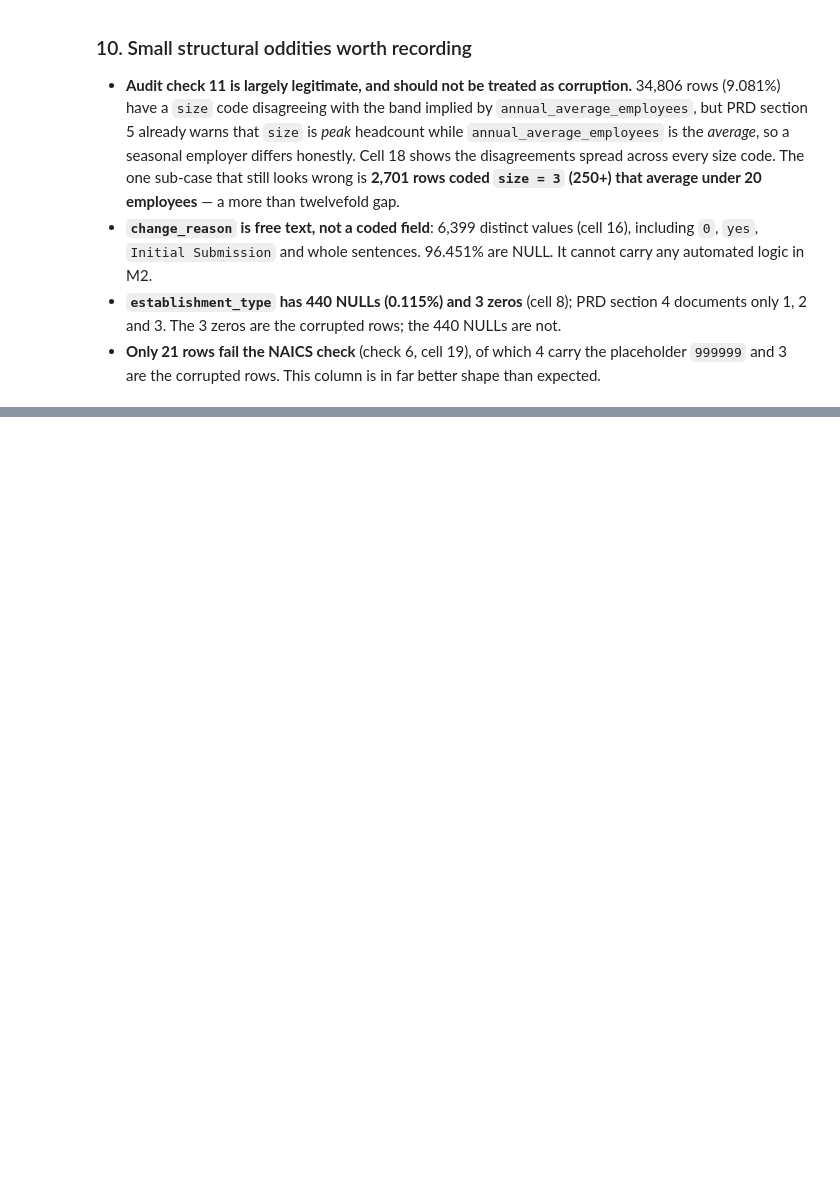
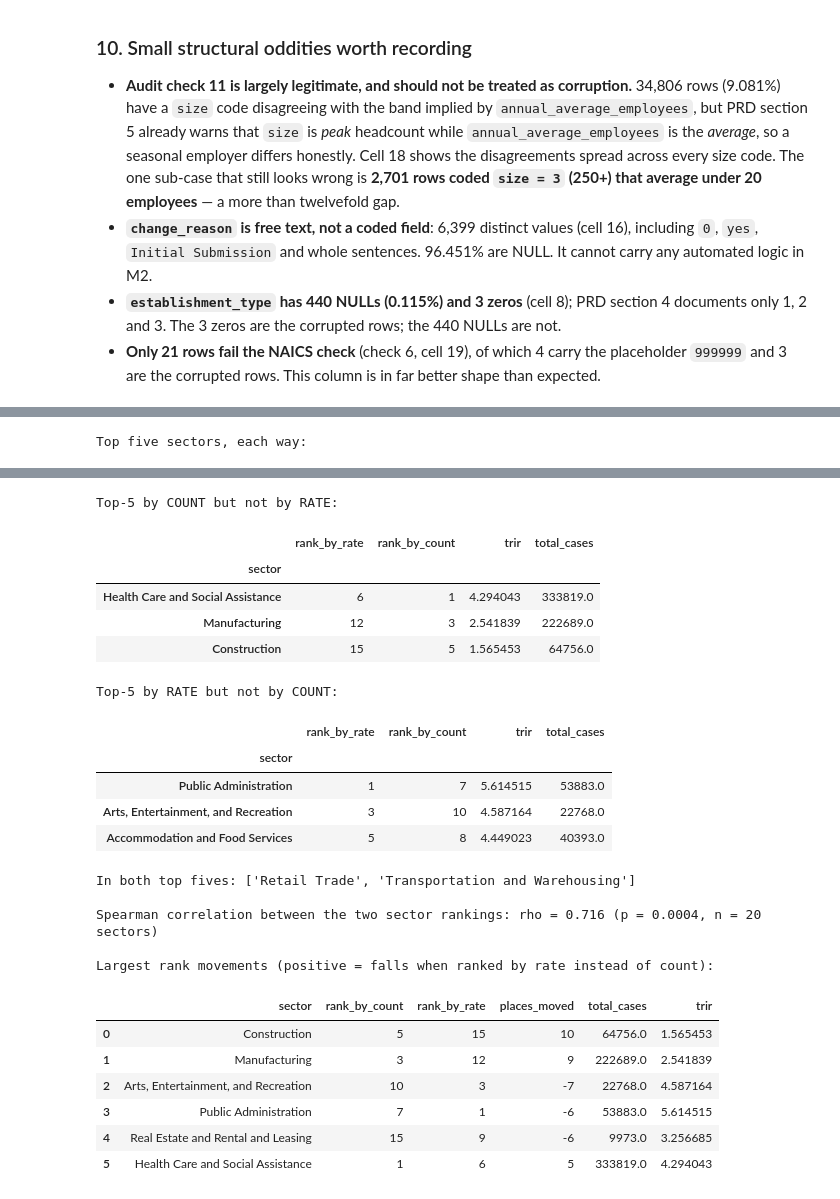
Before and after one commit to ashvijain0506/Leading_Indicator, a Jupyter notebook: notebooks/analysis.ipynb, the cells around one changed output, grey strips where cells are left out. Cells and saved outputs as stored; diff of their text form; code cells hidden in the pictures; blank space fills up the shorter version.

```diff
--- a/notebooks/analysis.ipynb
+++ b/notebooks/analysis.ipynb
@@ -972,0 +1408,52 @@ in a footnote.
+# %%
+# Top five by rate and top five by count, side by side, then the sectors that appear in one
+# list and not the other, then the Spearman correlation between the two full rankings.
+#
+# Spearman rather than Pearson because both variables are ranks: it measures whether the
+# order agrees, which is exactly the question. 1.0 would mean the two rankings are identical
+# and normalising by hours changed nothing.
+
+from scipy.stats import spearmanr
+
+by_rate = sector.sort_values("rank_by_rate").reset_index(drop=True)
+by_count = sector.sort_values("rank_by_count").reset_index(drop=True)
+
+side_by_side = pd.DataFrame({
+    "#": range(1, 6),
+    "by rate": by_rate.sector.head(5).values,
+    "trir": by_rate.trir.head(5).round(3).values,
+    "by count": by_count.sector.head(5).values,
+    "cases": by_count.total_cases.head(5).astype(int).values,
+})
+print("Top five sectors, each way:")
+display(side_by_side)
+
+top5_rate = set(by_rate.sector.head(5))
+top5_count = set(by_count.sector.head(5))
+
+lookup = sector.set_index("sector")[["rank_by_rate", "rank_by_count", "trir", "total_cases"]]
+
+print("\nTop-5 by COUNT but not by RATE:")
+display(lookup.loc[sorted(top5_count - top5_rate)].sort_values("rank_by_count"))
+
+print("Top-5 by RATE but not by COUNT:")
+display(lookup.loc[sorted(top5_rate - top5_count)].sort_values("rank_by_rate"))
+
+print(f"In both top fives: {sorted(top5_rate & top5_count)}")
+
+rho, pval = spearmanr(sector.rank_by_rate, sector.rank_by_count)
+print(f"\nSpearman correlation between the two sector rankings: rho = {rho:.3f} "
+      f"(p = {pval:.4f}, n = {len(sector)} sectors)")
+
+# Largest rank movements in each direction, for the write-up.
+# places_moved = rank_by_rate - rank_by_count, i.e. how far a sector moves when the ranking
+# switches from raw counts to the hours-normalised rate. POSITIVE means it FALLS down the
+# list once exposure is accounted for (it looked worse than it is on counts alone);
+# NEGATIVE means it RISES (counts were hiding it).
+moves = sector.assign(places_moved=sector.rank_by_rate - sector.rank_by_count)[
+    ["sector", "rank_by_count", "rank_by_rate", "places_moved", "total_cases", "trir"]]
+print("\nLargest rank movements (positive = falls when ranked by rate instead of count):")
+display(moves.reindex(moves.places_moved.abs().sort_values(ascending=False).index)
+             .head(6).reset_index(drop=True))
+# %% [output]
+Top five sectors, each way:
@@ -972,0 +1466,24 @@ in a footnote.
+Top-5 by COUNT but not by RATE:
+|  | rank_by_rate | rank_by_count | trir | total_cases |
+| sector |  |  |  |  |
+| Health Care and Social Assistance | 6 | 1 | 4.294043 | 333819.0 |
+| Manufacturing | 12 | 3 | 2.541839 | 222689.0 |
+| Construction | 15 | 5 | 1.565453 | 64756.0 |
+Top-5 by RATE but not by COUNT:
+|  | rank_by_rate | rank_by_count | trir | total_cases |
+| sector |  |  |  |  |
+| Public Administration | 1 | 7 | 5.614515 | 53883.0 |
+| Arts, Entertainment, and Recreation | 3 | 10 | 4.587164 | 22768.0 |
+| Accommodation and Food Services | 5 | 8 | 4.449023 | 40393.0 |
+In both top fives: ['Retail Trade', 'Transportation and Warehousing']
+
+Spearman correlation between the two sector rankings: rho = 0.716 (p = 0.0004, n = 20 sectors)
+
+Largest rank movements (positive = falls when ranked by rate instead of count):
+|  | sector | rank_by_count | rank_by_rate | places_moved | total_cases | trir |
+| 0 | Construction | 5 | 15 | 10 | 64756.0 | 1.565453 |
+| 1 | Manufacturing | 3 | 12 | 9 | 222689.0 | 2.541839 |
+| 2 | Arts, Entertainment, and Recreation | 10 | 3 | -7 | 22768.0 | 4.587164 |
+| 3 | Public Administration | 7 | 1 | -6 | 53883.0 | 5.614515 |
+| 4 | Real Estate and Rental and Leasing | 15 | 9 | -6 | 9973.0 | 3.256685 |
+| 5 | Health Care and Social Assistance | 1 | 6 | 5 | 333819.0 | 4.294043 |
```
Also changed, not shown: parts of 18 cells of this notebook, 16 other files.
